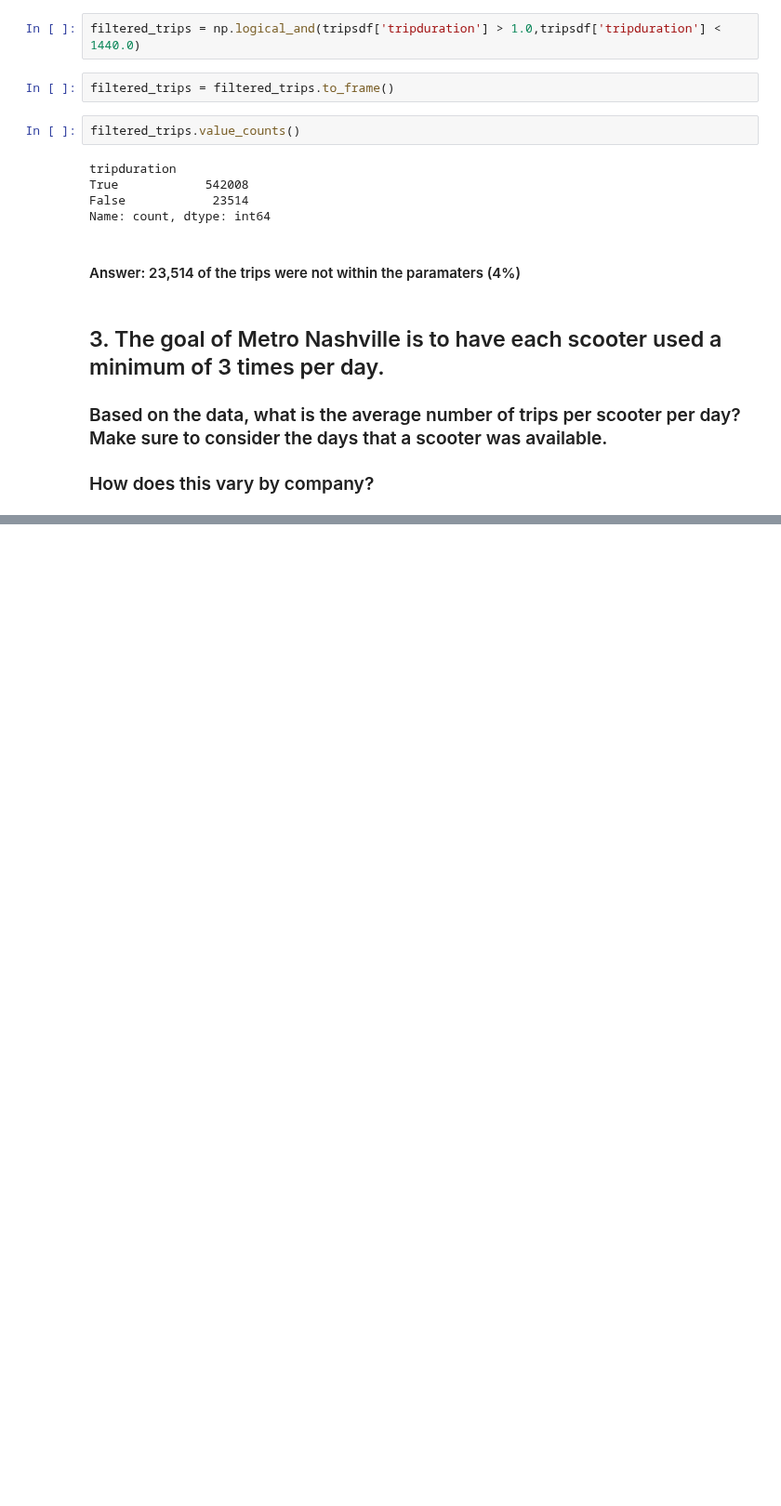
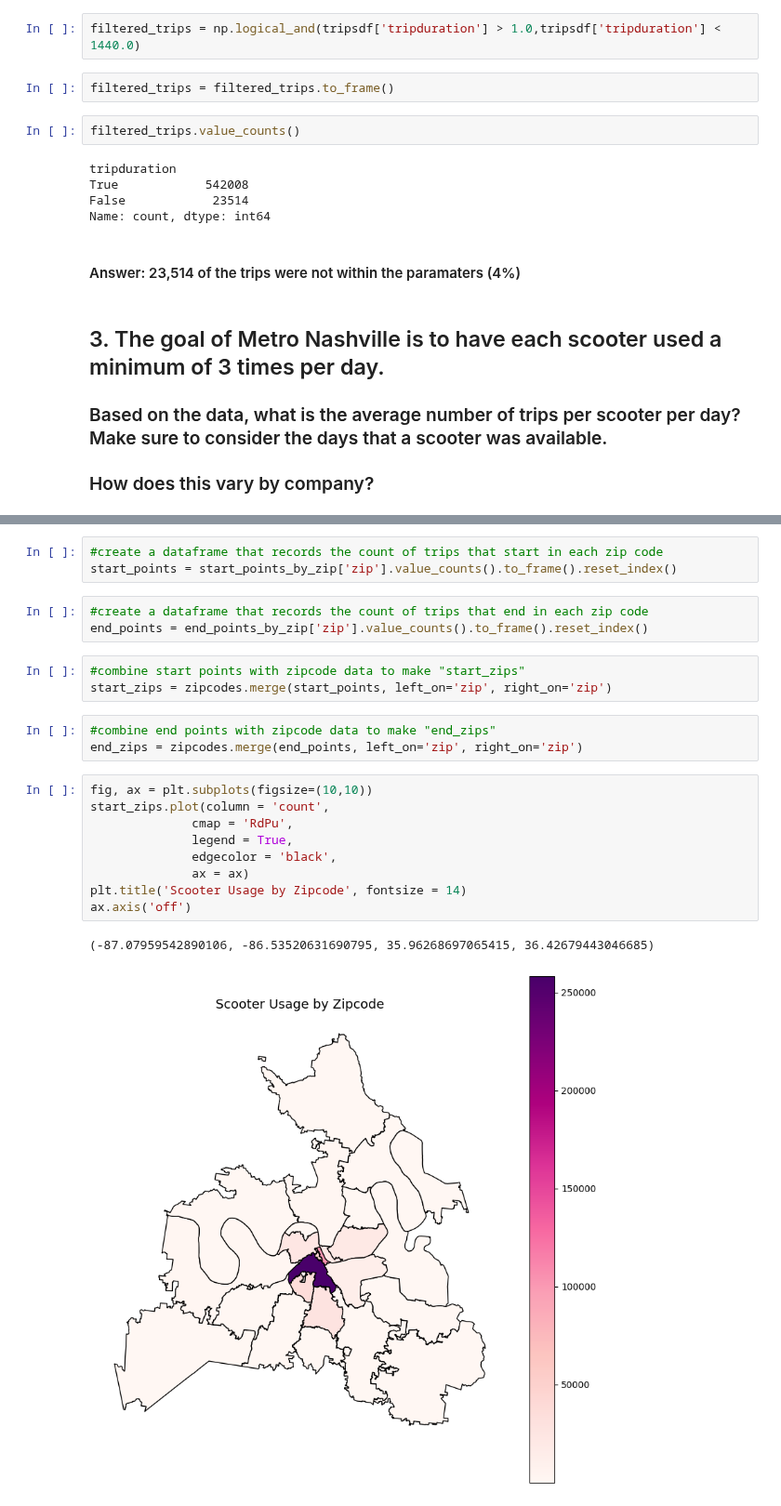
Before and after one commit to NSS-Data-Analytics-Cohort-11/scooters-hot_honey, a Jupyter notebook: Attempt 2.ipynb, the cells around one changed output, grey strips where cells are left out. Shown at 93% size. Cells and saved outputs as stored; diff of their text form; blank space fills up the shorter version.

```diff
--- a/Attempt 2.ipynb
+++ b/Attempt 2.ipynb
@@ -475,0 +460,24 @@ ax.axis('off')
+# %%
+#create a dataframe that records the count of trips that start in each zip code
+start_points = start_points_by_zip['zip'].value_counts().to_frame().reset_index()
+# %%
+#create a dataframe that records the count of trips that end in each zip code
+end_points = end_points_by_zip['zip'].value_counts().to_frame().reset_index()
+# %%
+#combine start points with zipcode data to make "start_zips"
+start_zips = zipcodes.merge(start_points, left_on='zip', right_on='zip')
+# %%
+#combine end points with zipcode data to make "end_zips"
+end_zips = zipcodes.merge(end_points, left_on='zip', right_on='zip')
+# %%
+fig, ax = plt.subplots(figsize=(10,10))
+start_zips.plot(column = 'count',
+              cmap = 'RdPu',
+              legend = True,
+              edgecolor = 'black',
+              ax = ax)
+plt.title('Scooter Usage by Zipcode', fontsize = 14)
+ax.axis('off')
+# %% [output]
+(-87.07959542890106, -86.53520631690795, 35.96268697065415, 36.42679443046685)
+[figure, added]
```
Also changed, not shown: parts of 34 cells of this notebook.
